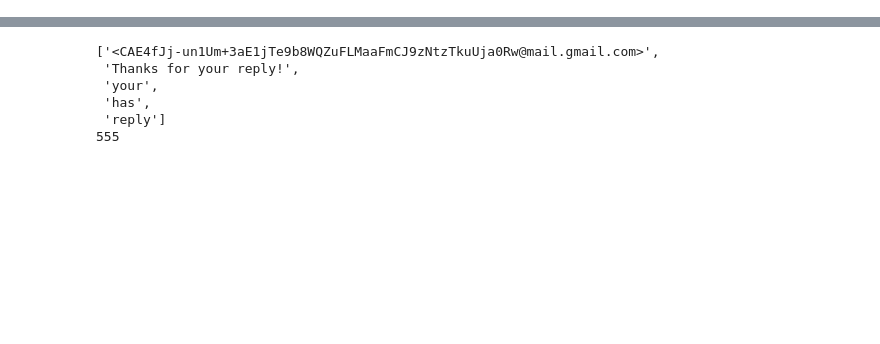
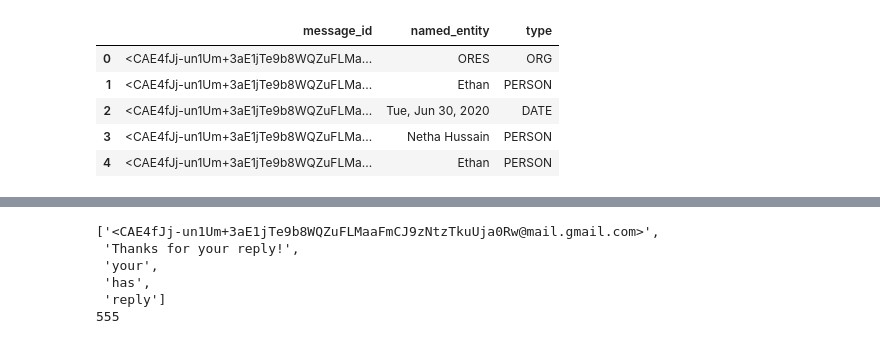
Before and after one commit to oratosa/OpenIE, a Jupyter notebook: main.ipynb, the cells around one changed output, grey strips where cells are left out. Saved outputs shown, nothing was run; the diff lists cells and outputs as text; code cells hidden in the pictures; blank space fills up the shorter version.

```diff
--- a/main.ipynb
+++ b/main.ipynb
@@ -58,8 +58,8 @@ for idx, body in mail_df.loc[:,'Body'].items():
             origin.append(line[3:])
         else: #空白行に対応する
             continue
-    originbody = ' '.join(origin)
-    bodies['Bodies'].append({'idx':idx, 'countrows':len(lines), 'body':originbody, **greetings, **sentences, **captions, **bulletlist, **ending, **quotation, **footer, **misc})
+    originbody = re.sub(r'\[(G|S|C|B|E|Q|F|M)\]', '', body)
+    bodies['Bodies'].append({'idx':idx, 'message_id':mail_df['Message-ID'][idx], 'countrows':len(lines), 'body':originbody, **greetings, **sentences, **captions, **bulletlist, **ending, **quotation, **footer, **misc})
 # %%
 #　bodiesのsentenceのvalueから複数文のテキストを作る
 s_list = []
@@ -68,3 +68,9 @@ for i in bodies['Bodies']:  #1通ずつ取り出す
     for j in i['Sentence']: #1行{行番号:文}ずつ取り出し，複数文が含まれた1つの文字列にする
         text = text + list(j.values())[0] + ' '
     s_list.append(text) #1通ごとの自然文のテキストをリストに格納する
+# %%
+# 自然言語処理
+import stanza
+
+stanza.download('en')
+nlp = stanza.Pipeline('en')
@@ -73,9 +97,12 @@ for i in bodies['Bodies']:  #1通ずつ取り出す
 sentence_list = []
 # 文章全体に対する前処理
 for i, content in enumerate(s_list):
-    sentences = tokenize.sent_tokenize(content)
-    # 文に対する前処理
-    for j, sentence in enumerate(sentences):
-        sentence = re.sub(r'\s{2,}',' ',sentence)
-        sentence_list.append([mail_df['Message-ID'][i],sentence])
+    if content != '': #Sentenceが空のとき
+        doc = nlp(content)
+        # 文に対する前処理
+        for sentence in doc.sentences:
+            sentence_list.append([mail_df['Message-ID'][i],sentence.text])
+    else:
+        pass
 sentence_df = pd.DataFrame(sentence_list,columns=['Message-ID','sentence'])
+sentence_df.head()
@@ -81,0 +116,20 @@ sentence_df = pd.DataFrame(sentence_list,columns=['Message-ID','sentence'])
+# %%
+# Body内のNamedEntity(NE)
+rows = []
+for mail in bodies['Bodies']:
+    doc = nlp(mail['body'])
+    for ent in doc.ents:
+        if ent.type not in ('TIME', 'PERCENT', 'MONEY', 'QUANTITY', 'CARDINAL', 'ORDINAL'):
+            row = [mail['message_id'],ent.text,ent.type]
+            rows.append(row)
+        else:
+            pass
+ne_df = pd.DataFrame(rows,columns=['message_id','named_entity','type'])
+ne_df.head()
+# %% [output]
+|  | message_id | named_entity | type |
+| 0 | <CAE4fJj-un1Um+3aE1jTe9b8WQZuFLMa... | ORES | ORG |
+| 1 | <CAE4fJj-un1Um+3aE1jTe9b8WQZuFLMa... | Ethan | PERSON |
+| 2 | <CAE4fJj-un1Um+3aE1jTe9b8WQZuFLMa... | Tue, Jun 30, 2020 | DATE |
+| 3 | <CAE4fJj-un1Um+3aE1jTe9b8WQZuFLMa... | Netha Hussain | PERSON |
+| 4 | <CAE4fJj-un1Um+3aE1jTe9b8WQZuFLMa... | Ethan | PERSON |
```
Also changed, not shown: parts of 11 cells of this notebook.
